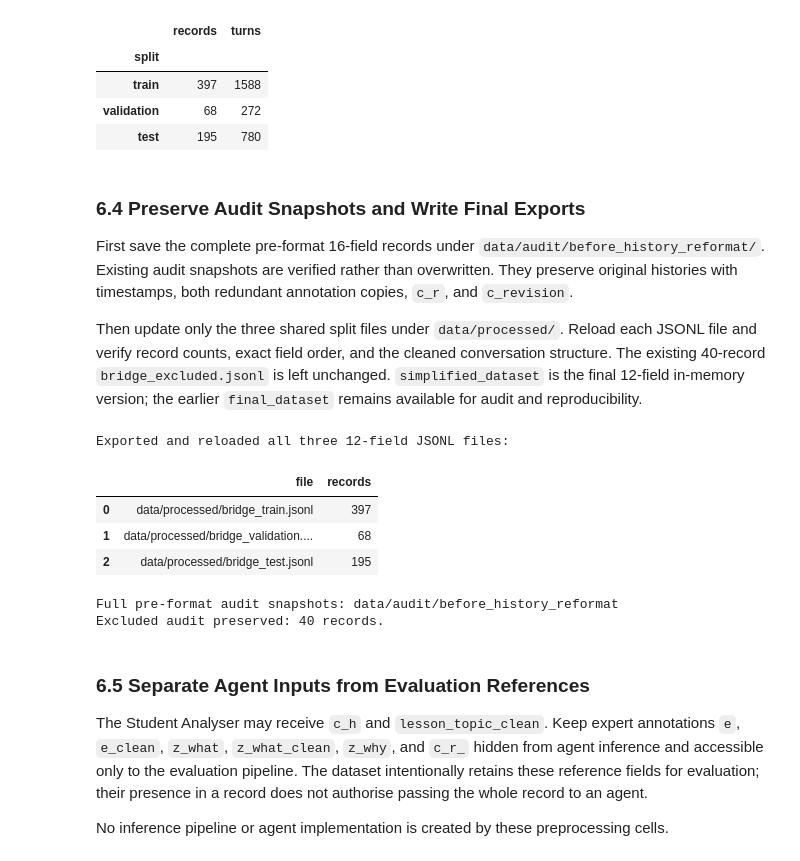
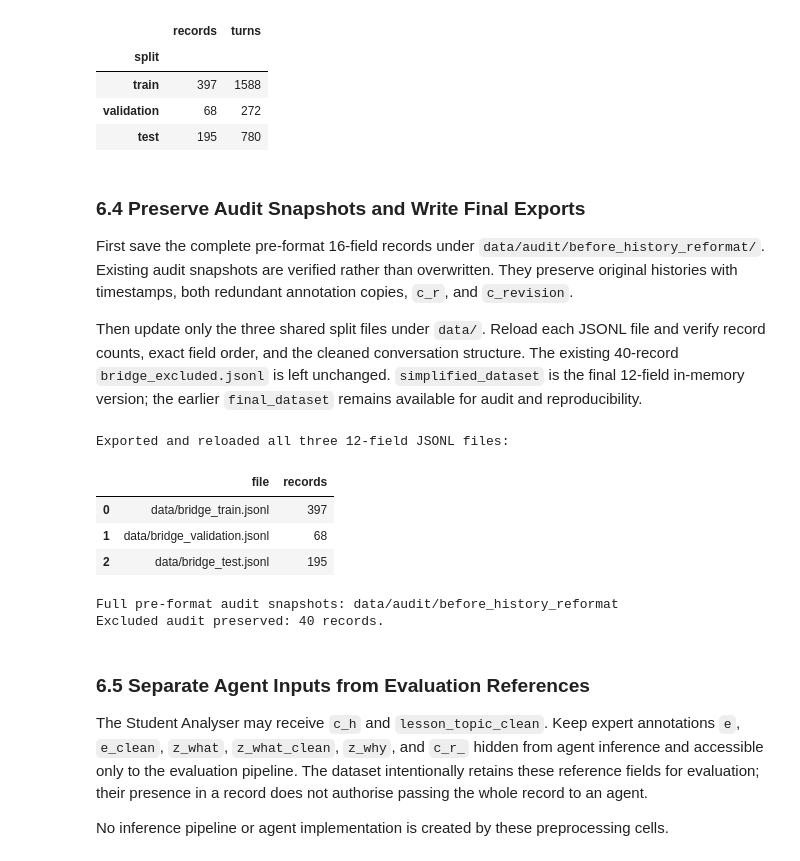
Before and after one commit to FacelessSnowman/TutorState, a Jupyter notebook: explore_bridge.ipynb, the cells around one changed output. Cells and saved outputs as stored; diff of their text form; code cells hidden in the pictures.

```diff
--- a/explore_bridge.ipynb
+++ b/explore_bridge.ipynb
@@ -670,7 +670,7 @@ This export records the error-cleaning stage: 669 retained records and 31 exclus
 These are intermediate exports. Segments 3, 4, and 6 update the processed files; the final shared schema is produced in Segment 6. Run the full pipeline in order when regenerating the shared files.
 # %%
 assert validation_passed, "Complete the validation section before exporting."
-output_directory = Path("data") / "processed"
+output_directory = Path("data")
 output_directory.mkdir(parents=True, exist_ok=True)
 
 def write_jsonl(path, records):
@@ -1909,7 +1909,7 @@ print("Validated all 660 records, original fields, split memberships, and both a
 Validated all 660 records, original fields, split memberships, and both approved assignments.
 # %%
 assert lesson_topic_validation_passed, "Validate lesson-topic cleaning before export."
-lesson_topic_output_directory = Path("data") / "processed"
+lesson_topic_output_directory = Path("data")
 excluded_topic_audit_path = lesson_topic_output_directory / "bridge_excluded.jsonl"
 excluded_topic_audit_before = excluded_topic_audit_path.read_bytes()
 lesson_topic_export_manifest = []
@@ -2161,7 +2161,7 @@ simplification_source_dataset = final_dataset
 simplification_source_snapshot = {
     split: deepcopy(list(records)) for split, records in final_dataset.items()
 }
-excluded_history_audit_path = Path("data") / "processed" / "bridge_excluded.jsonl"
+excluded_history_audit_path = Path("data") / "bridge_excluded.jsonl"
 excluded_history_audit_before = excluded_history_audit_path.read_bytes()
 
 schema_issue_rows = []
@@ -2391,11 +2391,11 @@ All retained labels, expert responses, other retained fields, and memberships ar
 
 First save the complete pre-format 16-field records under `data/audit/before_history_reformat/`. Existing audit snapshots are verified rather than overwritten. They preserve original histories with timestamps, both redundant annotation copies, `c_r`, and `c_revision`.
 
-Then update only the three shared split files under `data/processed/`. Reload each JSONL file and verify record counts, exact field order, and the cleaned conversation structure. The existing 40-record `bridge_excluded.jsonl` is left unchanged. `simplified_dataset` is the final 12-field in-memory version; the earlier `final_dataset` remains available for audit and reproducibility.
+Then update only the three shared split files under `data/`. Reload each JSONL file and verify record counts, exact field order, and the cleaned conversation structure. The existing 40-record `bridge_excluded.jsonl` is left unchanged. `simplified_dataset` is the final 12-field in-memory version; the earlier `final_dataset` remains available for audit and reproducibility.
 # %%
 assert history_schema_validation_passed, "Complete all history/schema checks before exporting."
 history_audit_directory = Path("data") / "audit" / "before_history_reformat"
-history_output_directory = Path("data") / "processed"
+history_output_directory = Path("data")
 history_audit_directory.mkdir(parents=True, exist_ok=True)
 
 # Check all existing audit snapshots before changing any export.
@@ -2417,36 +2417,36 @@ def read_history_jsonl(path):
 
 for split, original_rows in simplification_source_snapshot.items():
     audit_path = history_audit_directory / f"bridge_{split}.jsonl"
     if not audit_path.exists():
         write_history_jsonl(audit_path, original_rows)
     assert read_history_jsonl(audit_path) == original_rows
 
 simplified_export_manifest = []
 for split, records in simplified_dataset.items():
     output_path = history_output_directory / f"bridge_{split}.jsonl"
     write_history_jsonl(output_path, records)
     reloaded = read_history_jsonl(output_path)
     assert reloaded == list(records)
     assert len(reloaded) == EXPECTED_FINAL_SPLIT_COUNTS[split]
     assert all(list(row) == FINAL_COLUMNS for row in reloaded)
     for original, record in zip(simplification_source_snapshot[split], reloaded):
         assert len(record["c_h"]) == len(original["c_h"])
         for before, after in zip(original["c_h"], record["c_h"]):
             assert list(after) == ["turn_id", "role", "content"]
             assert after == {"turn_id": before["id"], "role": before["user"], "content": before["text"]}
     simplified_export_manifest.append({"file": output_path.as_posix(), "records": len(reloaded)})
 assert excluded_history_audit_path.read_bytes() == excluded_history_audit_before
 assert len(read_history_jsonl(excluded_history_audit_path)) == 40
 print("Exported and reloaded all three 12-field JSONL files:")
 display(pd.DataFrame(simplified_export_manifest))
 print("Full pre-format audit snapshots:", history_audit_directory.as_posix())
 print("Excluded audit preserved: 40 records.")
 # %% [output]
 Exported and reloaded all three 12-field JSONL files:
 |  | file | records |
-| 0 | data/processed/bridge_train.jsonl | 397 |
-| 1 | data/processed/bridge_validation.... | 68 |
-| 2 | data/processed/bridge_test.jsonl | 195 |
+| 0 | data/bridge_train.jsonl | 397 |
+| 1 | data/bridge_validation.jsonl | 68 |
+| 2 | data/bridge_test.jsonl | 195 |
 Full pre-format audit snapshots: data/audit/before_history_reformat
 Excluded audit preserved: 40 records.
 # %% [markdown]
```
Also changed, not shown: parts of 4 cells of this notebook, 4 other files.
